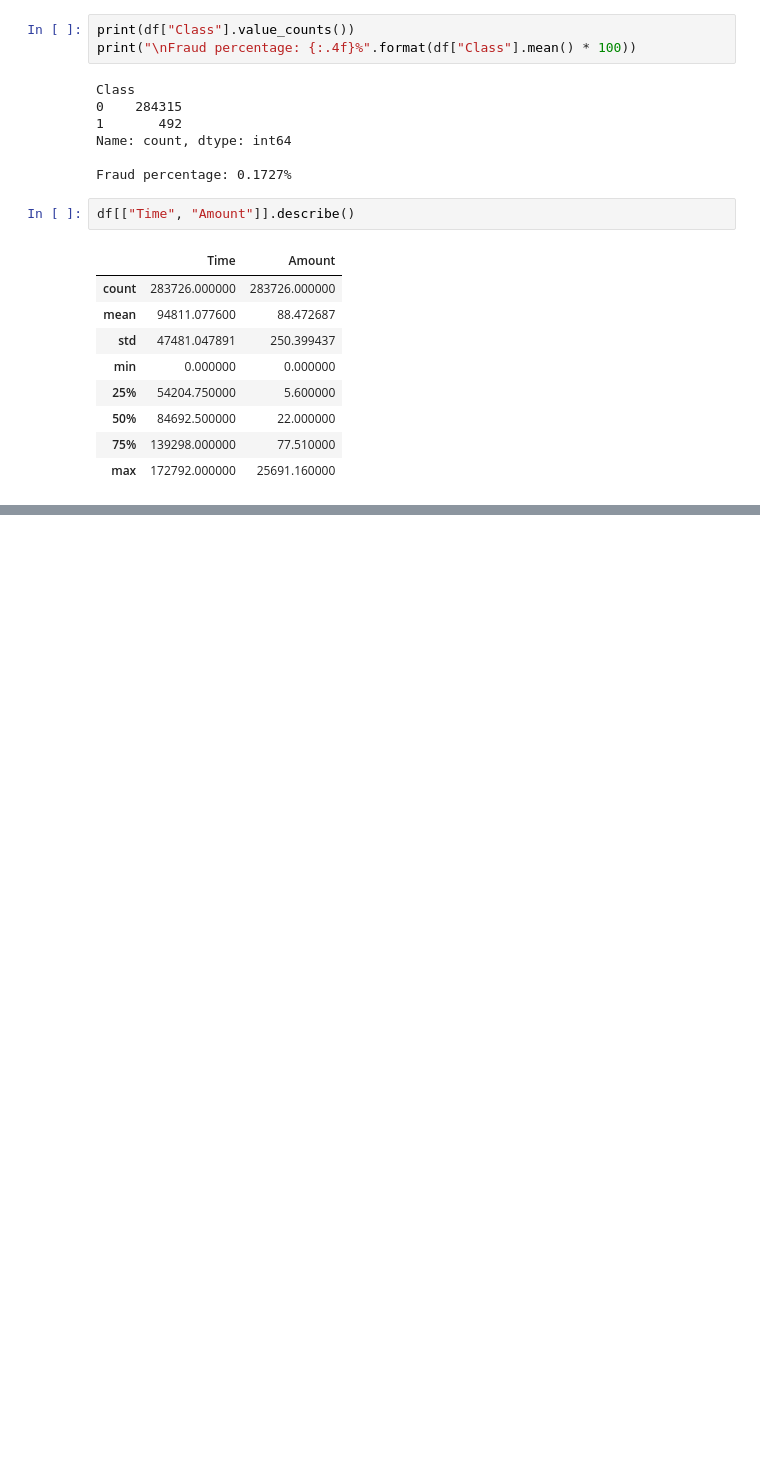
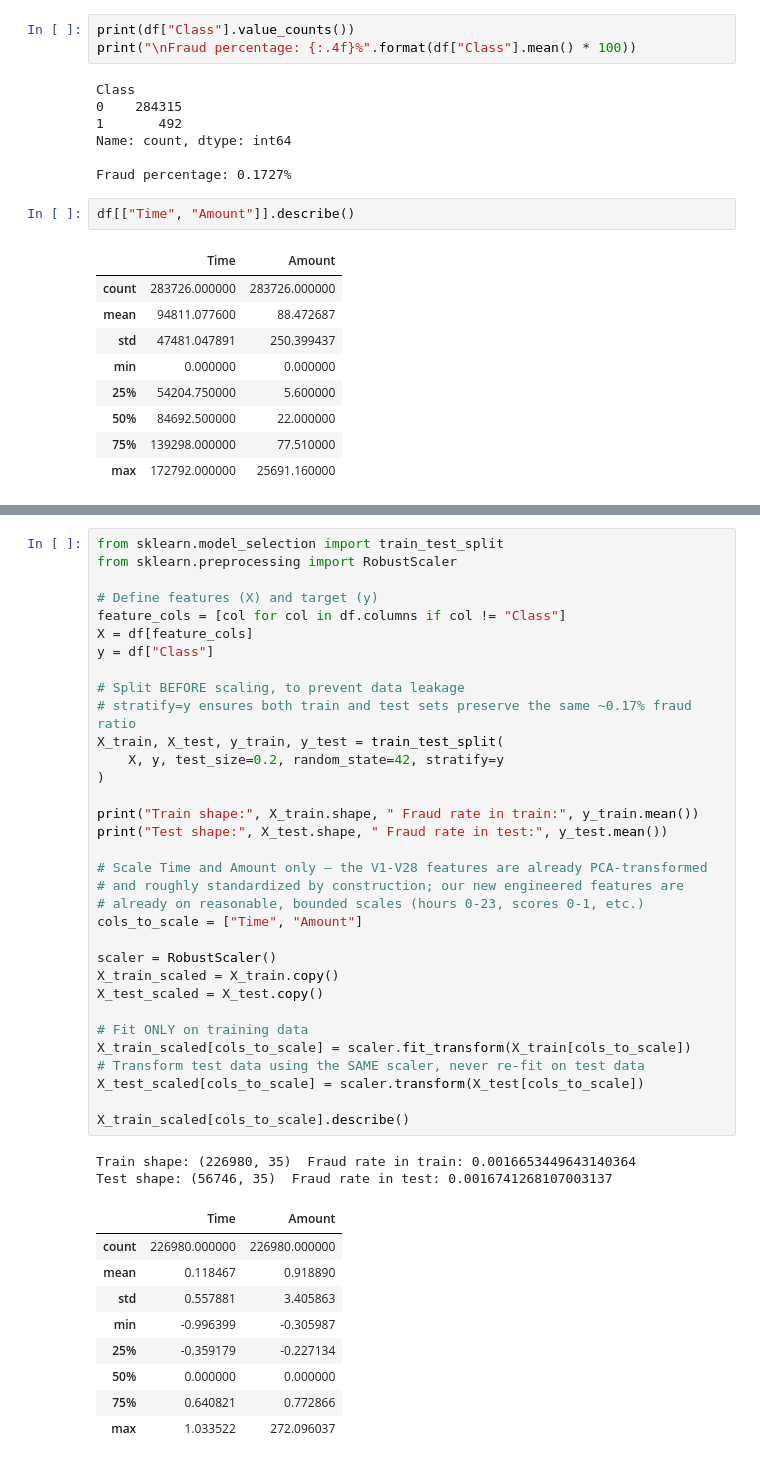
Before and after one commit to lisiya02/Real-Time-Fraud-Detection-API-System, a Jupyter notebook: notebooks/01_eda.ipynb, the cells around one changed output, grey strips where cells are left out. Drawn from its saved outputs; the diff is of its cells as text; blank space fills up the shorter version.

```diff
--- a/notebooks/01_eda.ipynb
+++ b/notebooks/01_eda.ipynb
@@ -120,0 +164,45 @@ df[["Time", "Amount"]].describe()
+# %%
+from sklearn.model_selection import train_test_split
+from sklearn.preprocessing import RobustScaler
+
+# Define features (X) and target (y)
+feature_cols = [col for col in df.columns if col != "Class"]
+X = df[feature_cols]
+y = df["Class"]
+
+# Split BEFORE scaling, to prevent data leakage
+# stratify=y ensures both train and test sets preserve the same ~0.17% fraud ratio
+X_train, X_test, y_train, y_test = train_test_split(
+    X, y, test_size=0.2, random_state=42, stratify=y
+)
+
+print("Train shape:", X_train.shape, " Fraud rate in train:", y_train.mean())
+print("Test shape:", X_test.shape, " Fraud rate in test:", y_test.mean())
+
+# Scale Time and Amount only — the V1-V28 features are already PCA-transformed
+# and roughly standardized by construction; our new engineered features are
+# already on reasonable, bounded scales (hours 0-23, scores 0-1, etc.)
+cols_to_scale = ["Time", "Amount"]
+
+scaler = RobustScaler()
+X_train_scaled = X_train.copy()
+X_test_scaled = X_test.copy()
+
+# Fit ONLY on training data
+X_train_scaled[cols_to_scale] = scaler.fit_transform(X_train[cols_to_scale])
+# Transform test data using the SAME scaler, never re-fit on test data
+X_test_scaled[cols_to_scale] = scaler.transform(X_test[cols_to_scale])
+
+X_train_scaled[cols_to_scale].describe()
+# %% [output]
+Train shape: (226980, 35)  Fraud rate in train: 0.0016653449643140364
+Test shape: (56746, 35)  Fraud rate in test: 0.0016741268107003137
+|  | Time | Amount |
+| count | 226980.000000 | 226980.000000 |
+| mean | 0.118467 | 0.918890 |
+| std | 0.557881 | 3.405863 |
+| min | -0.996399 | -0.305987 |
+| 25% | -0.359179 | -0.227134 |
+| 50% | 0.000000 | 0.000000 |
+| 75% | 0.640821 | 0.772866 |
+| max | 1.033522 | 272.096037 |
```
Also changed, not shown: parts of 6 cells of this notebook, 4 other files.
